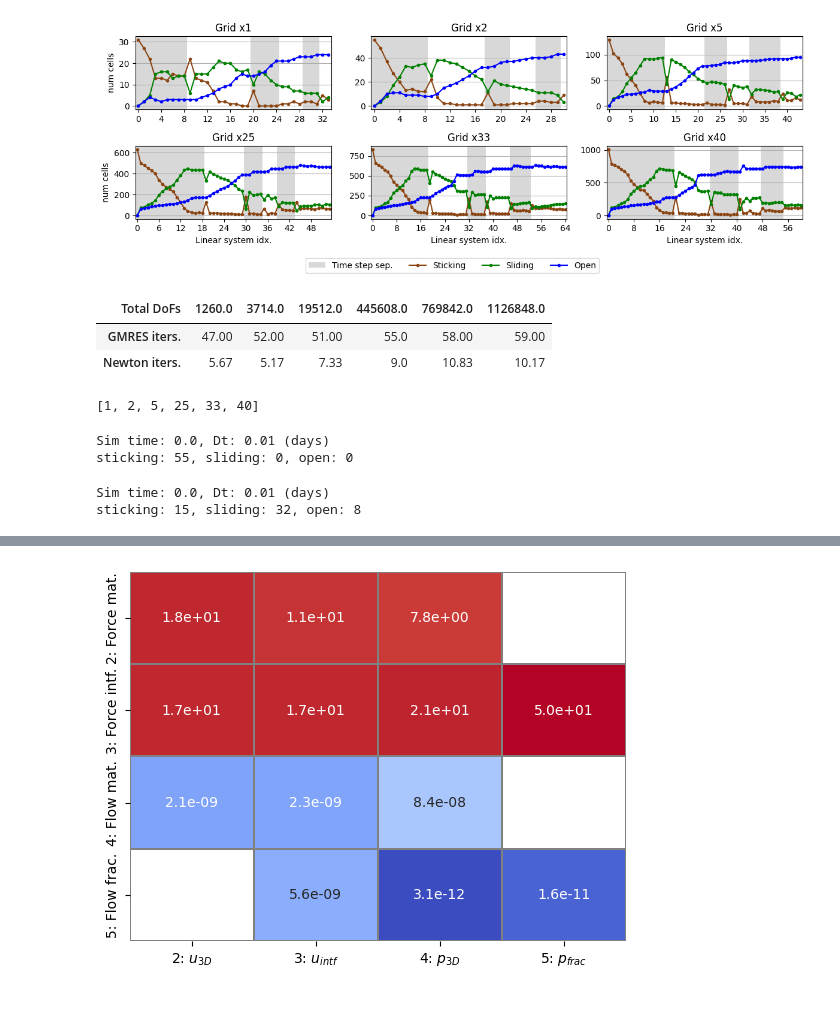
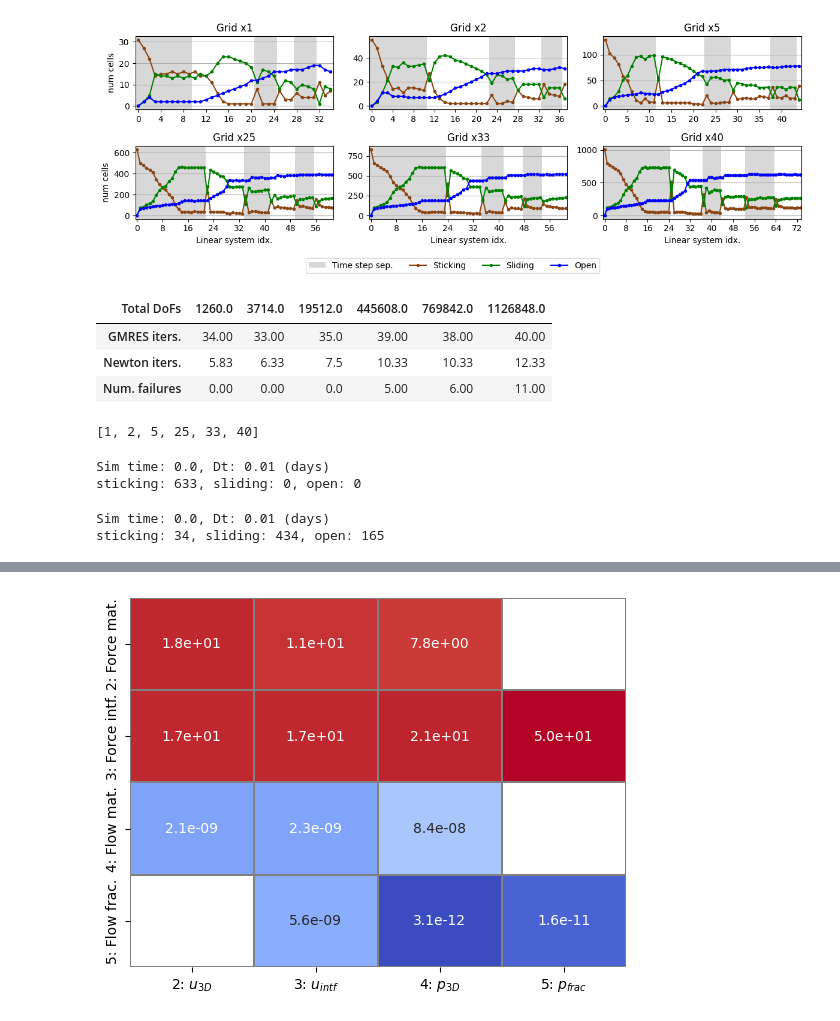
Before and after one commit to pmgbergen/FTHM-Solver, a Jupyter notebook: experiments/experiment_mandel_2_results.ipynb, the cells around one changed output, grey strips where cells are left out. Drawn from its saved outputs; the diff is of its cells as text; code cells hidden in the pictures.

```diff
--- a/experiments/experiment_mandel_2_results.ipynb
+++ b/experiments/experiment_mandel_2_results.ipynb
@@ -7,13 +7,13 @@ from models import make_model
 import porepy as pp
 # %%
 # grid_refinement = [1, 2, 3, 4, 5, 6, 10, 25, 30, 33, 35, 40]
+# grid_refinement = [1, 2, 5, 25, 33, 40]
 grid_refinement = [1, 2, 5, 25, 33, 40]
-grid_refinement = [1, ]
 
 data = {}
 names = {}
 for i, g in enumerate(grid_refinement):
-    data[i] = load_data(f"../stats/stats_geo0.2x{g}_sol{12}_ph{1}_bb{2}_fr{1}.json")
+    data[i] = load_data(f"../stats/stats_geo0.2x{g}_sol{2}_ph{1}_bb{2}_fr{1}.json")
     names[i] = f"Grid x{g}"
 
 
@@ -59,37 +59,38 @@ plot_grid(
 )
 # plt.savefig(save_path + 'fracture_length.pdf', bbox_inches='tight')
 # %% [output]
-[figure, old version]
+[figure, new version]
 # %%
 from collections import defaultdict
 import pandas as pd
 
 table = defaultdict(lambda: [])
 
 NDIGITS = 2
 
 
 for g in grid_refinement:
     stats_name = f"stats_geo0.2x{g}_sol2_ph1_bb2_fr1.json"
     entry = load_data(f"../stats/{stats_name}")
     dofs_info = load_data(f"../stats/dofs_info_{stats_name}")
     total_dofs = dofs_info["total dofs"]
     table["Total DoFs"].append(int(total_dofs))
     table["GMRES iters."].append(int(np.mean(get_gmres_iterations(entry))))
     table["Newton iters."].append(round(np.mean(get_newton_iterations(entry)), NDIGITS))
 
     converged_reason = get_petsc_converged_reason(entry)
-    # table['\# lim iters.'].append(sum(np.array(get_petsc_converged_reason(entry)) < 0))
+    table['Num. failures'].append(sum(np.array(get_petsc_converged_reason(entry)) < 0))
 
 table = pd.DataFrame(table).T
 table.rename(columns=table.iloc[0], inplace=True)
 table = table[1:]
 table.columns.name = "Total DoFs"
 table
 # %% [output]
 | Total DoFs | 1260.0 | 3714.0 | 19512.0 | 445608.0 | 769842.0 | 1126848.0 |
-| GMRES iters. | 47.00 | 52.00 | 51.00 | 55.0 | 58.00 | 59.00 |
-| Newton iters. | 5.67 | 5.17 | 7.33 | 9.0 | 10.83 | 10.17 |
+| GMRES iters. | 34.00 | 33.00 | 35.0 | 39.00 | 38.00 | 40.00 |
+| Newton iters. | 5.83 | 6.33 | 7.5 | 10.33 | 10.33 | 12.33 |
+| Num. failures | 0.00 | 0.00 | 0.0 | 5.00 | 6.00 | 11.00 |
 # %%
 [1, 2, 5, 25, 33, 40]
 # %% [output]
@@ -109,7 +110,7 @@ model = make_model(
         "geometry": 0.2,
         "barton_bandis_stiffness_type": 2,
         "friction_type": 1,
-        "grid_refinement": 2,
+        "grid_refinement": 25,
         "solver": 2,
     }
 )
@@ -120,4 +121,4 @@ model.assemble_linear_system()
 rhs = model.linear_system[1]
 # %% [output]
 Sim time: 0.0, Dt: 0.01 (days)
-sticking: 55, sliding: 0, open: 0
+sticking: 633, sliding: 0, open: 0
@@ -124,6 +130,6 @@ sticking: 55, sliding: 0, open: 0
 # %%
 mat, rhs, state, iterate, dt = load_matrix_rhs_state_iterate_dt(
-    load_data(f"../stats/{model.simulation_name()}.json"), 7
+    load_data(f"../stats/{model.simulation_name()}.json"), 24
 )
 model.equation_system.set_variable_values(iterate, iterate_index=0)
 model.equation_system.set_variable_values(state, time_step_index=0)
@@ -135,7 +141,7 @@ model.linear_system = mat, rhs
 model.bmat.mat = mat
 # %% [output]
 Sim time: 0.0, Dt: 0.01 (days)
-sticking: 15, sliding: 32, open: 8
+sticking: 34, sliding: 434, open: 165
 # %%
 J = model.bmat[:]
 J.plot_max()
```
Also changed, not shown: parts of 5 cells of this notebook, 6 other files.
